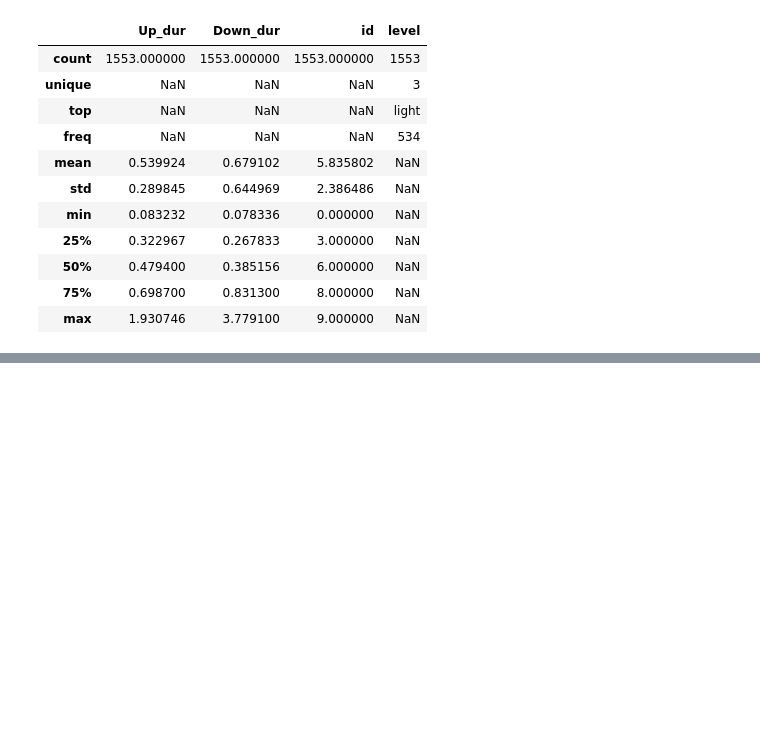
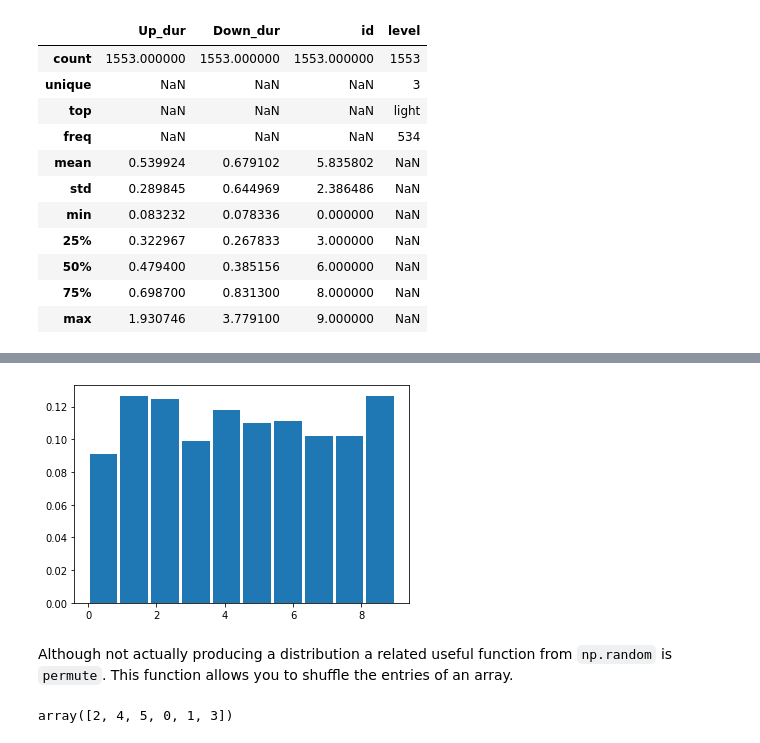
Before and after one commit to arnaumanasanch/neuropy_crashcourse, a Jupyter notebook: distributions.ipynb, the cells around one changed output, grey strips where cells are left out. Drawn from its saved outputs; the diff is of its cells as text; code cells hidden in the pictures; blank space fills up the shorter version.

Commit message:
exercises of distributions

```diff
--- a/distributions.ipynb
+++ b/distributions.ipynb
@@ -284,0 +308,14 @@ data.describe(include='all')
+# %%
+r_int = np.random.randint(low=0, high=10, size=1000)
+plt.figure()
+plt.hist(r_int, bins=10, density=True, rwidth=.9);
+# %% [output]
+[figure, added]
+# %% [markdown]
+Although not actually producing a distribution a related useful function from `np.random` is `permute`. This function allows you to shuffle the entries of an array.
+# %%
+ordered = np.array([0, 1, 2, 3, 4, 5])
+shuffled = np.random.permutation(ordered)
+shuffled
+# %% [output]
+array([2, 4, 5, 0, 1, 3])
```
Also changed, not shown: parts of 8 cells of this notebook.
